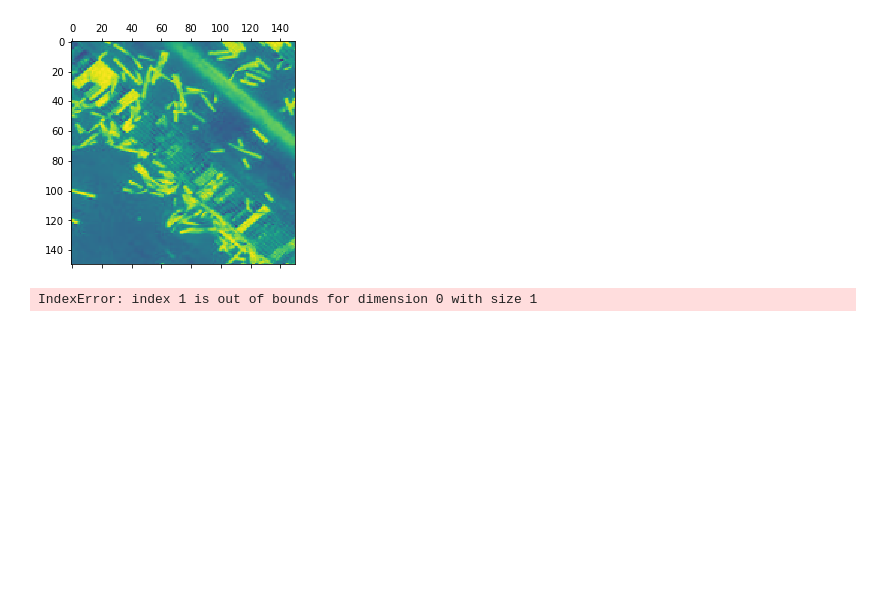
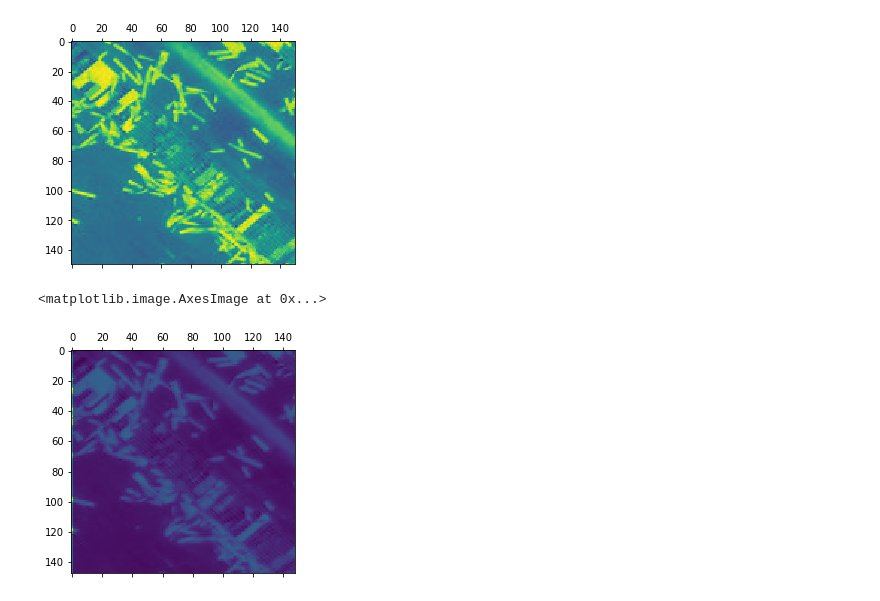
Before and after one commit to AxelEutarici/M2_SISE_Images_Classification, a Jupyter notebook: original_pytorch.ipynb, the cells around one changed output. Cells and saved outputs as stored; diff of their text form; code cells hidden in the pictures; blank space fills up the shorter version.

```diff
--- a/original_pytorch.ipynb
+++ b/original_pytorch.ipynb
@@ -291,7 +291,8 @@ plt.matshow(first_layer_activation[0][0, :, :], cmap='viridis')
 [figure]
 # %%
 second_layer_activation = activations[1]
-plt.matshow(second_layer_activation[0][0, :, :],cmap = 'viridis')
+plt.matshow(second_layer_activation[0][0, :, :].detach().numpy(),cmap = 'viridis')
 # %% [output]
-IndexError: index 1 is out of bounds for dimension 0 with size 1
+<matplotlib.image.AxesImage at 0x...>
+[figure, added]
 # %%
```
Also changed, not shown: parts of 4 cells of this notebook.
